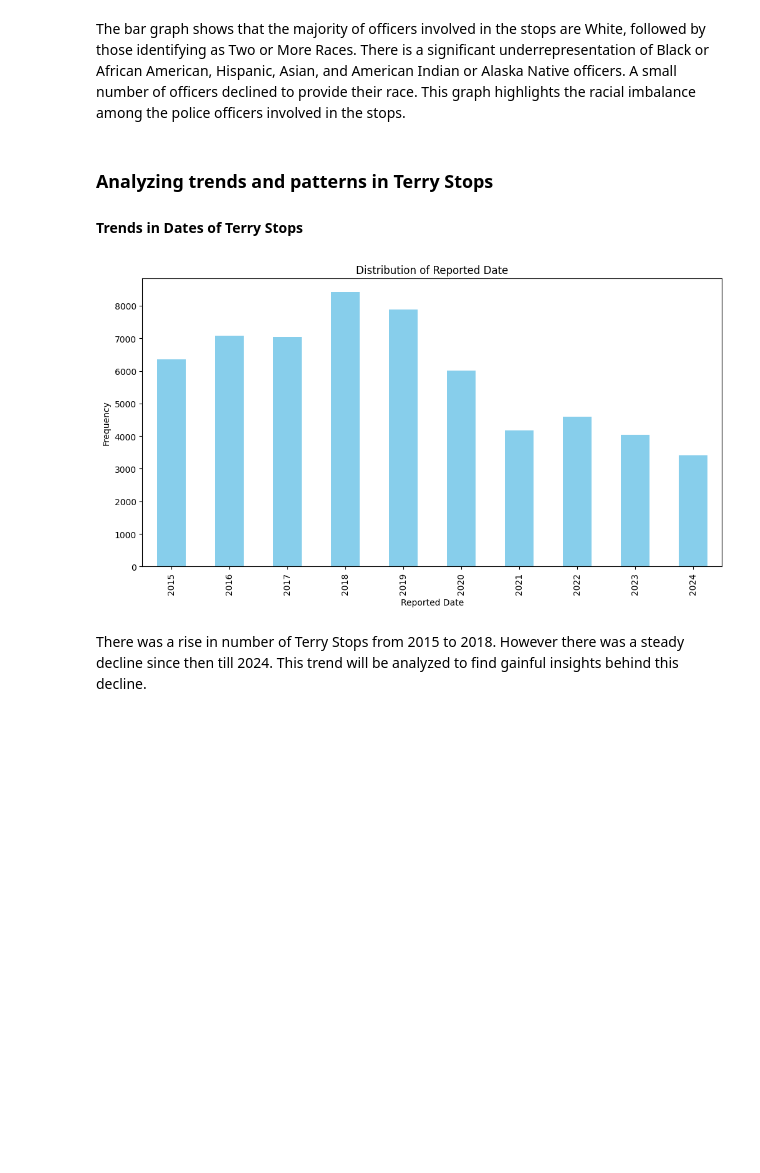
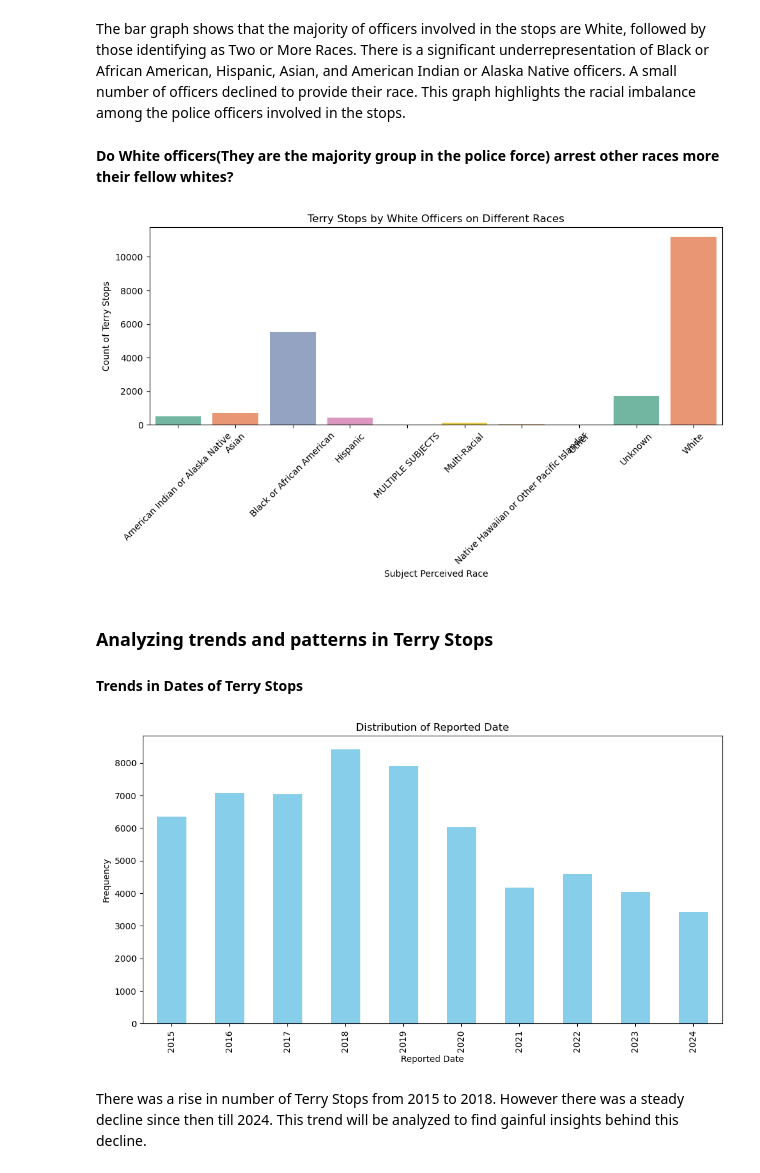
Before and after one commit to ShemDennis/Phase3Project, a Jupyter notebook: index.ipynb, the cells around one changed output. Cells and saved outputs as stored; diff of their text form; code cells hidden in the pictures; blank space fills up the shorter version.

```diff
--- a/index.ipynb
+++ b/index.ipynb
@@ -474,16 +546,45 @@ bargraphs('Officer Race', data)
 # %% [markdown]
 The bar graph shows that the majority of officers involved in the stops are White, followed by those identifying as Two or More Races. There is a significant underrepresentation of Black or African American, Hispanic, Asian, and American Indian or Alaska Native officers. A small number of officers declined to provide their race. This graph highlights the racial imbalance among the police officers involved in the stops.
+# %% [markdown]
+**Do White officers(They are the majority group in the police force) arrest other races more their fellow whites?**
+# %%
+# Ensure relevant columns are treated as categorical
+data['Officer Race'] = data['Officer Race'].astype('category')
+data['Subject Perceived Race'] = data['Subject Perceived Race'].astype('category')
+
+# The stop resolution should only be field contact
+terry_stops = data[data['Stop Resolution'] == 'Field Contact']
+
+# Group by Officer Race and Subject Perceived Race to get the count of stops
+stop_counts = terry_stops.groupby(['Officer Race', 'Subject Perceived Race']).size().reset_index(name='Count')
+
+# Focus on white officers conducting stops on non-white subjects
+white_officers = stop_counts[stop_counts['Officer Race'] == 'White']
+
+# Create a bar plot to visualize the data
+plt.figure(figsize=(10, 6))
+sns.barplot(data=white_officers, x='Subject Perceived Race', y='Count', palette='Set2')
+
+# Customize the plot
+plt.title('Terry Stops by White Officers on Different Races')
+plt.xlabel('Subject Perceived Race')
+plt.ylabel('Count of Terry Stops')
+plt.xticks(rotation=45)
+plt.tight_layout()
+
+# Show the plot
+plt.show()
+# %% [output]
+[figure, added]
 # %% [markdown]
 ### Analyzing trends and patterns in Terry Stops
 
 #### Trends in Dates of Terry Stops
 # %%
-# Import bargraph from ./scripts/plots.py
-from scripts.plots import trends
 # Visualize the trends of reports over years
 trends(pd.to_datetime(data['Reported Date'], errors='coerce'))
 # %% [output]
-[figure, old version]
+[figure, new version]
 # %% [markdown]
 There was a rise in number of Terry Stops from 2015 to 2018. However there was a steady decline since then till 2024. This trend will be analyzed to find gainful insights behind this decline.
 # %% [markdown]
```
Also changed, not shown: parts of 34 cells of this notebook, 1 other file.
